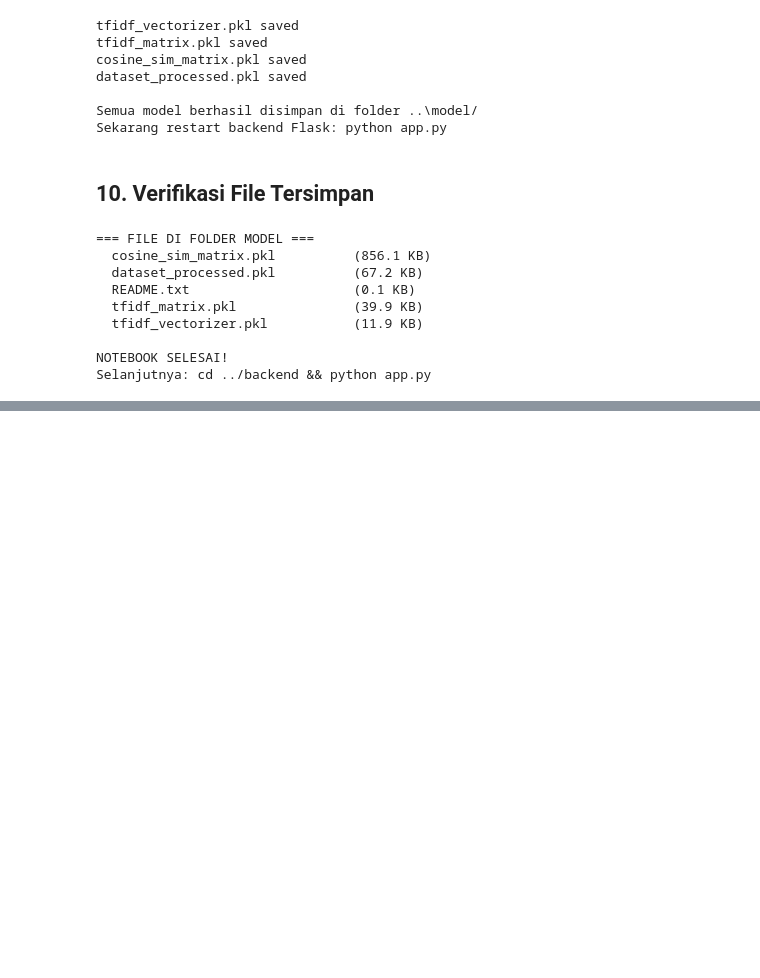
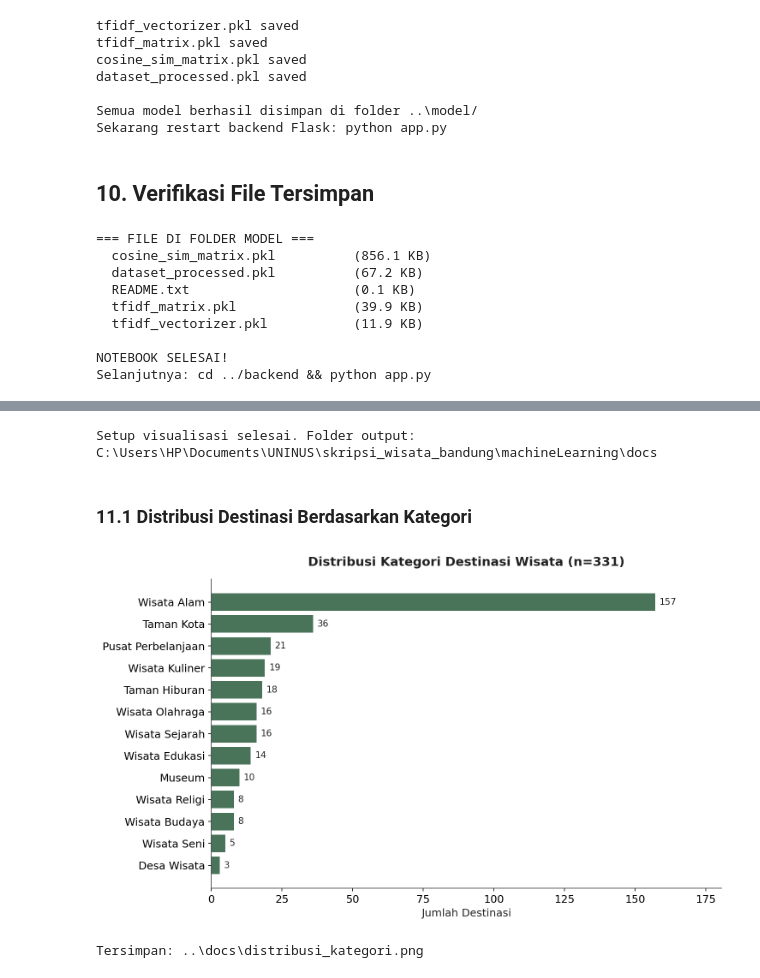
Before and after one commit to miraaldina/Rekomendasi-wisata-bandung, a Jupyter notebook: machineLearning/notebook/01_preprocessing_modeling.ipynb, the cells around one changed output, grey strips where cells are left out. Cells and saved outputs as stored; diff of their text form; code cells hidden in the pictures; blank space fills up the shorter version.

Commit message:
Update machine learning model, notebook, visualizations, and evaluation results

```diff
--- a/machineLearning/notebook/01_preprocessing_modeling.ipynb
+++ b/machineLearning/notebook/01_preprocessing_modeling.ipynb
@@ -1213,0 +1224,52 @@ Selanjutnya: cd ../backend && python app.py
+# %%
+# ============================================================
+# SETUP VISUALISASI
+# ============================================================
+import matplotlib.pyplot as plt
+import seaborn as sns
+
+# Palet warna senada dengan tampilan aplikasi (hijau tua + emas)
+FOREST = '#1f3329'
+FOREST_2 = '#2d4a37'
+FOREST_3 = '#4a7459'
+GOLD = '#e0a92e'
+
+plt.rcParams.update({
+    'font.size': 12,
+    'axes.edgecolor': '#444444',
+    'axes.labelcolor': '#222222',
+    'text.color': '#222222',
+})
+
+# Buat folder docs kalau belum ada
+docs_dir = Path('../docs')
+docs_dir.mkdir(parents=True, exist_ok=True)
+
+print('Setup visualisasi selesai. Folder output:', docs_dir.resolve())
+# %% [output]
+Setup visualisasi selesai. Folder output: C:\Users\HP\Documents\UNINUS\skripsi_wisata_bandung\machineLearning\docs
+# %% [markdown]
+### 11.1 Distribusi Destinasi Berdasarkan Kategori
+# %%
+# ============================================================
+# GAMBAR 1: Distribusi Kategori
+# ============================================================
+cat_counts = df['Category'].value_counts().sort_values(ascending=True)
+
+fig, ax = plt.subplots(figsize=(10, 6), dpi=150)
+bars = ax.barh(cat_counts.index, cat_counts.values, color=FOREST_3)
+for bar, val in zip(bars, cat_counts.values):
+    ax.text(val + 1.5, bar.get_y() + bar.get_height()/2, str(val),
+            va='center', fontsize=10)
+ax.set_xlabel('Jumlah Destinasi')
+ax.set_title(f'Distribusi Kategori Destinasi Wisata (n={len(df)})',
+             fontsize=14, fontweight='bold', pad=15)
+ax.spines[['top', 'right']].set_visible(False)
+ax.set_xlim(0, cat_counts.max() * 1.15)
+plt.tight_layout()
+plt.savefig(docs_dir / 'distribusi_kategori.png', facecolor='white')
+plt.show()
+print('Tersimpan:', docs_dir / 'distribusi_kategori.png')
+# %% [output]
+[figure, added]
+Tersimpan: ..\docs\distribusi_kategori.png
```
Also changed, not shown: parts of 13 cells of this notebook, 9 other files.
